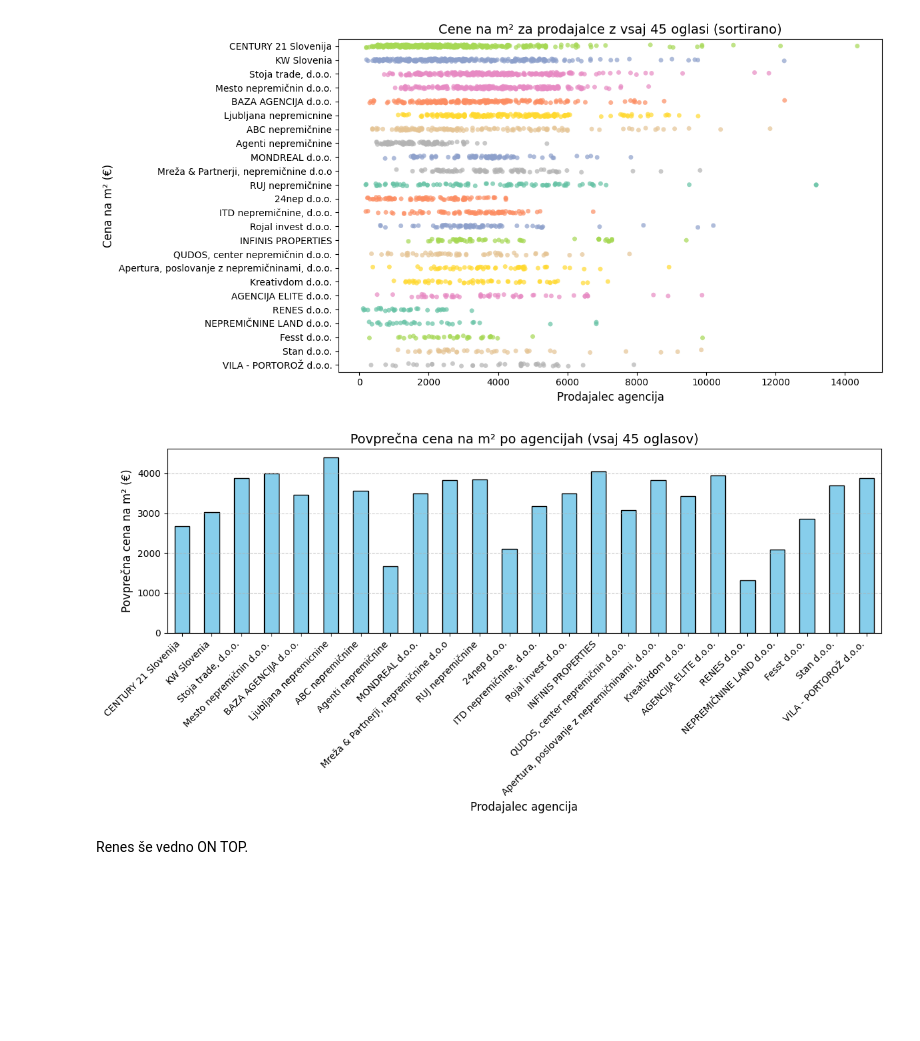
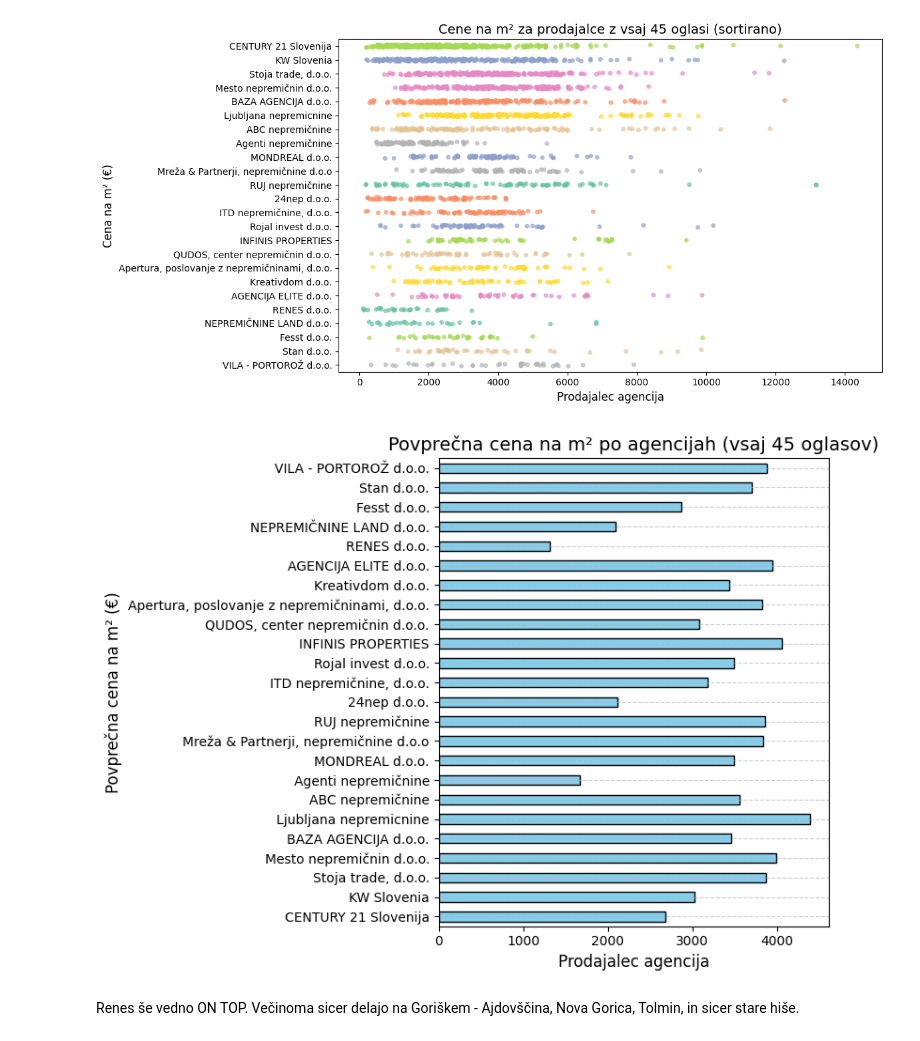
Before and after one commit to tthuma1/PR251, a Jupyter notebook: src/vizualizacije_ponudniki.ipynb, the cells around one changed output. Saved outputs shown, nothing was run; the diff lists cells and outputs as text; code cells hidden in the pictures; blank space fills up the shorter version.

```diff
--- a/src/vizualizacije_ponudniki.ipynb
+++ b/src/vizualizacije_ponudniki.ipynb
@@ -223,24 +223,23 @@ plt.show()
 # %%
 avg_price_per_agency = filtered_df.groupby('prodajalec_agencija')['cena_na_m2'].mean()
 
 # Sortiramo po številu oglasov (kot prej)
 avg_price_per_agency = avg_price_per_agency.loc[ordered_agencies]
 
 import matplotlib.pyplot as plt
 
-plt.figure(figsize=(12, 6))
+plt.figure(figsize=(8, 6))
 
-avg_price_per_agency.plot(kind='bar', color='skyblue', edgecolor='black')
+avg_price_per_agency.plot(kind='barh', color='skyblue', edgecolor='black')
 
 plt.title('Povprečna cena na m² po agencijah (vsaj 45 oglasov)', fontsize=14)
 plt.xlabel('Prodajalec agencija', fontsize=12)
 plt.ylabel('Povprečna cena na m² (€)', fontsize=12)
-plt.xticks(rotation=45, ha='right')
 plt.grid(axis='y', linestyle='--', alpha=0.6)
 plt.tight_layout()
 
 plt.show()
 # %% [output]
-[figure, old version]
+[figure, new version]
 # %% [markdown]
-Renes še vedno ON TOP.
+Renes še vedno ON TOP. Večinoma sicer delajo na Goriškem - Ajdovščina, Nova Gorica, Tolmin, in sicer stare hiše.
```
